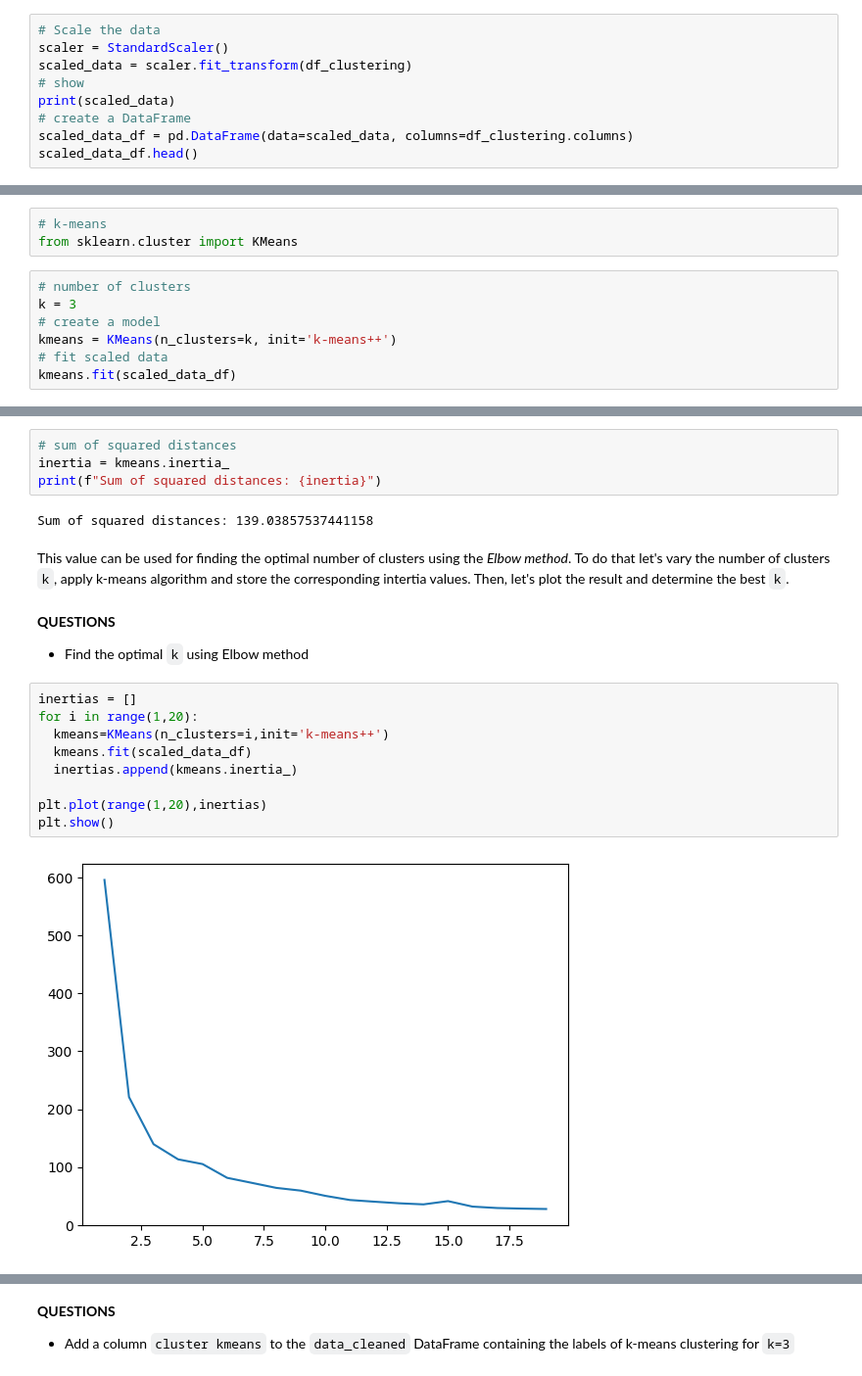
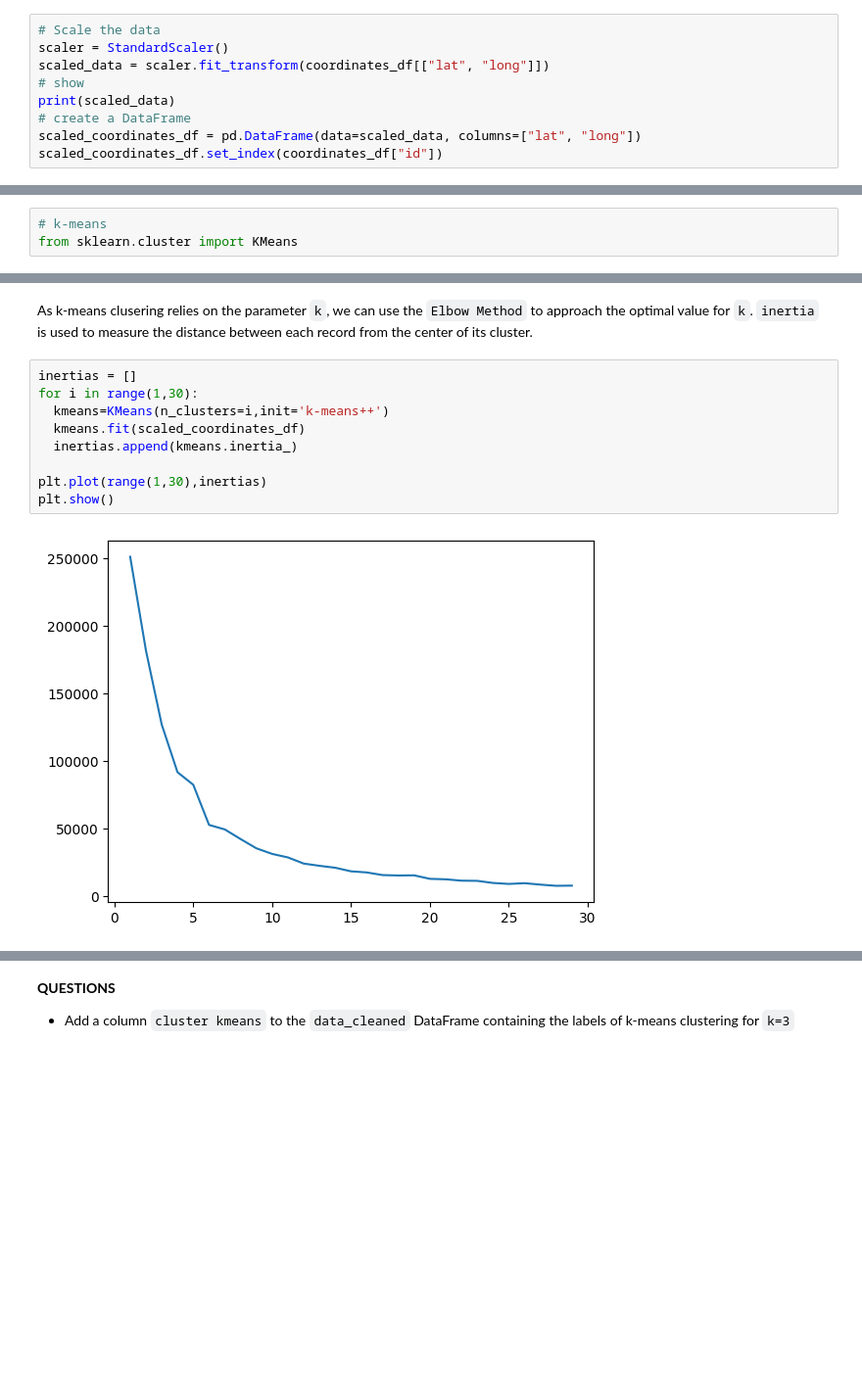
Before and after one commit to armynion/Data-Mining-Lab-INSA-4IF, a Jupyter notebook: Main.ipynb, the cells around one changed output, grey strips where cells are left out. Shown at 98% size. Drawn from its saved outputs; the diff is of its cells as text; blank space fills up the shorter version.

Commit message:
feat: start of kmeans clusters

```diff
--- a/Main.ipynb
+++ b/Main.ipynb
@@ -316,10 +314,10 @@ from sklearn.preprocessing import StandardScaler
 # %%
 # Scale the data
 scaler = StandardScaler()
-scaled_data = scaler.fit_transform(df_clustering)
+scaled_data = scaler.fit_transform(coordinates_df[["lat", "long"]])
 # show
 print(scaled_data)
 # create a DataFrame
-scaled_data_df = pd.DataFrame(data=scaled_data, columns=df_clustering.columns)
-scaled_data_df.head()
+scaled_coordinates_df = pd.DataFrame(data=scaled_data, columns=["lat", "long"])
+scaled_coordinates_df.set_index(coordinates_df["id"])
 # %% [output]
@@ -355,10 +349,3 @@ Mind that this algorithm requires a number of clusters as a parameter `k`. Let's
 # %%
 # k-means
 from sklearn.cluster import KMeans
-# %%
-# number of clusters
-k = 3
-# create a model
-kmeans = KMeans(n_clusters=k, init='k-means++')
-# fit scaled data
-kmeans.fit(scaled_data_df)
@@ -381,23 +352,13 @@ To see the sum of squared distances of samples to their closest cluster center,
-# %%
-# sum of squared distances
-inertia = kmeans.inertia_
-print(f"Sum of squared distances: {inertia}")
-# %% [output]
-Sum of squared distances: 139.03857537441158
-# %% [markdown]
-This value can be used for finding the optimal number of clusters using the *Elbow method*. To do that let's vary the number of clusters `k`, apply k-means algorithm and store the corresponding intertia values. Then, let's plot the result and determine the best `k`.
-# %% [markdown]
-**QUESTIONS**
-
-* Find the optimal `k` using Elbow method
+# %% [markdown]
+As k-means clusering relies on the parameter `k`, we can use the `Elbow Method` to approach the optimal value for `k`. `inertia` is used to measure the distance between each record from the center of its cluster.
 # %%
 inertias = []
-for i in range(1,20):
+for i in range(1,30):
   kmeans=KMeans(n_clusters=i,init='k-means++')
-  kmeans.fit(scaled_data_df)
+  kmeans.fit(scaled_coordinates_df)
   inertias.append(kmeans.inertia_)
 
-plt.plot(range(1,20),inertias)
+plt.plot(range(1,30),inertias)
 plt.show()
 # %% [output]
-[figure, old version]
+[figure, new version]
```
Also changed, not shown: parts of 13 cells of this notebook.
